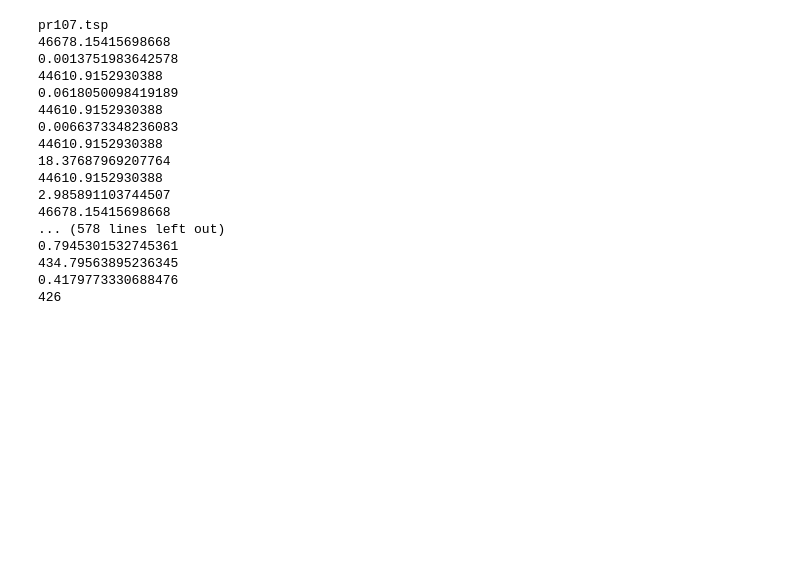
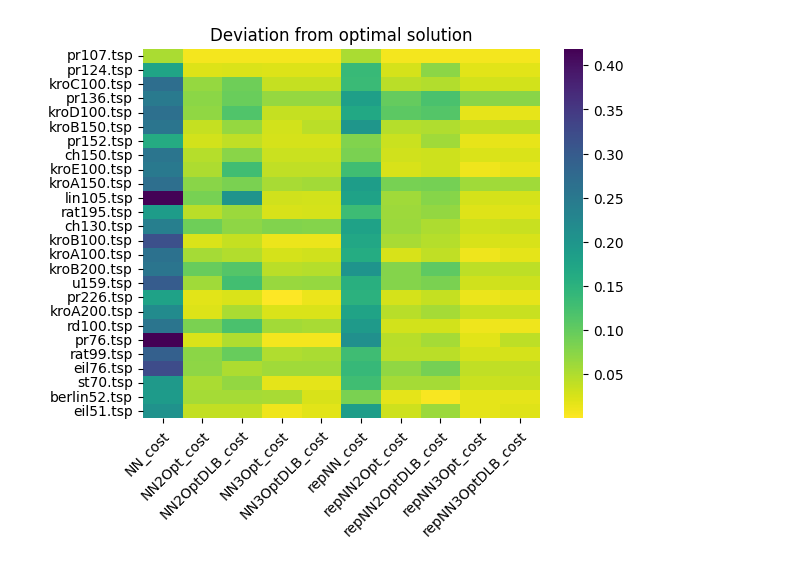
Before and after one commit to Lollo310/TSP-local-search, a Jupyter notebook: plot.ipynb, the cells around one changed output. Saved outputs shown, nothing was run; the diff lists cells and outputs as text; code cells hidden in the pictures; blank space fills up the shorter version.

```diff
--- a/plot.ipynb
+++ b/plot.ipynb
@@ -3,2 +6,2 @@ import pandas as pd
 # %%
-df = pd.read_csv('TSP_results/results.csv', index_col=0, skiprows=[11,16,19,20,21,22,23,24,26,27,28,30,40,41,42])
+df = pd.read_csv('TSP_results/results.csv', index_col=0, skiprows=[10,11,16,19,20,21,22,23,24,26,27,28,30,40,41,42])
@@ -5,2 +29,3 @@ df = pd.read_csv('TSP_results/results.csv', index_col=0, skiprows=[11,16,19,20,2
 # %%
-df_2 = df.loc[:,['NN_cost','NN2Opt_cost', 'NN2OptDLB_cost', 'NN3Opt_cost','NN3OptDLB_cost','repNN_cost','repNN2Opt_cost','repNN2OptDLB_cost','repNN3Opt_cost','repNN3OptDLB_cost']]
+methonds_name = ['NN_cost','NN2Opt_cost', 'NN2OptDLB_cost', 'NN3Opt_cost','NN3OptDLB_cost','repNN_cost','repNN2Opt_cost','repNN2OptDLB_cost','repNN3Opt_cost','repNN3OptDLB_cost']
+df_2 = df.loc[:,methonds_name]
@@ -15,0 +52,3 @@ TypeError: 'numpy.ndarray' object is not callable
+# %%
+costs = df_2.to_numpy()
+diff_cost = np.zeros((len(costs), len(costs[0])))
@@ -16,22 +75,11 @@ TypeError: 'numpy.ndarray' object is not callable
 # %%
 for i, row in enumerate(costs):
     for j in range(len(row)):
-        print(costs[i][j])
+        diff_cost[i][j] = (costs[i][j] - df['opt_result'].iloc[i]) / df['opt_result'].iloc[i]
-# %% [output]
-pr107.tsp
-46678.15415698668
-0.0013751983642578
-44610.9152930388
-0.0618050098419189
-44610.9152930388
-0.0066373348236083
-44610.9152930388
-18.37687969207764
-44610.9152930388
-2.985891103744507
-46678.15415698668
-... (578 lines left out)
-0.7945301532745361
-434.79563895236345
-0.4179773330688476
-426
+# %%
+sns.heatmap(diff_cost, xticklabels=methonds_name, yticklabels=df['name'], cmap='viridis_r')
+plt.xticks(rotation=45, ha='right', rotation_mode='anchor')
+plt.title('Deviation from optimal solution')
+plt.show()
+# %% [output]
+[figure, added]
```
Also changed, not shown: parts of 7 cells of this notebook.
